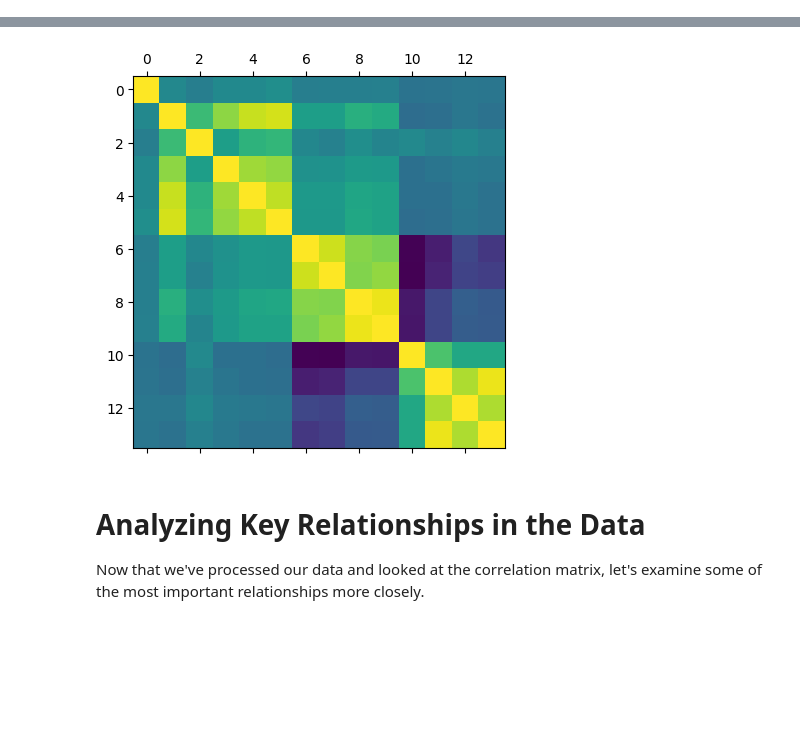
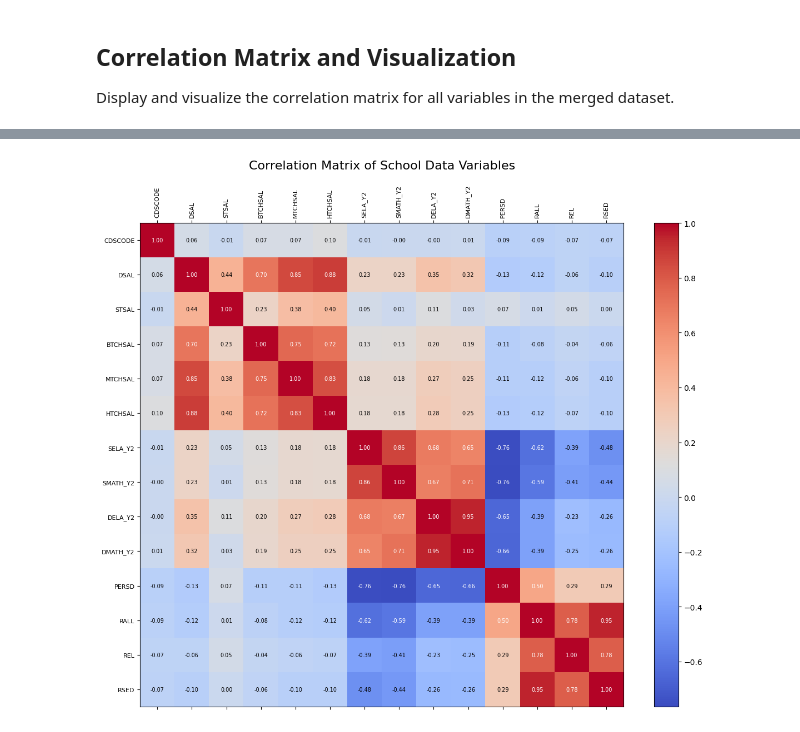
Before and after one commit to jalvarol/PublicSchoolData, a Jupyter notebook: src/Project.ipynb, the cells around one changed output, grey strips where cells are left out. Drawn from its saved outputs; the diff is of its cells as text; code cells hidden in the pictures; blank space fills up the shorter version.

```diff
--- a/src/Project.ipynb
+++ b/src/Project.ipynb
@@ -100,0 +12,4 @@ print(df_merge.dtypes)
+# %%
+# Ensure output directory exists for saving visualizations and reports
+output_dir = "output"
+os.makedirs(output_dir, exist_ok=True)
@@ -101,51 +91,42 @@ print(df_merge.dtypes)
+# %% [markdown]
+## Correlation Matrix and Visualization
+
+Display and visualize the correlation matrix for all variables in the merged dataset.
 # %%
 # Display correlation matrix
-display(df_merge.corr())
+corr = merged.corr()
+display(corr)
 
-# Create enhanced correlation matrix visualization
+# Enhanced correlation matrix visualization
 fig, ax = plt.subplots(figsize=(12, 10))
-corr = df_merge.corr()
-
-# Use ax.matshow for better control
 heatmap = ax.matshow(corr, cmap=plt.cm.coolwarm)
 ax.set_title("Correlation Matrix of School Data Variables", fontsize=16, pad=20)
 plt.colorbar(heatmap, ax=ax)
-
-# Improve readability of labels
 labels = corr.columns
 ax.set_xticks(range(len(labels)))
 ax.set_yticks(range(len(labels)))
 ax.set_xticklabels(labels, rotation=90, fontsize=8)
 ax.set_yticklabels(labels, fontsize=8)
-
-# Add correlation values
 for i in range(len(corr.columns)):
     for j in range(len(corr.columns)):
-        ax.text(i, j, f"{corr.iloc[i, j]:.2f}",
-               ha="center", va="center",
-               color="white" if abs(corr.iloc[i, j]) > 0.5 else "black",
-               fontsize=7)
-
+        ax.text(i, j, f"{corr.iloc[i, j]:.2f}", ha="center", va="center", color="white" if abs(corr.iloc[i, j]) > 0.5 else "black", fontsize=7)
 plt.tight_layout()
+plt.savefig(os.path.join(output_dir, "correlation_matrix.png"))
 plt.show()
 # %% [output]
 |  | CDSCODE | DSAL | STSAL | BTCHSAL | MTCHSAL | HTCHSAL | SELA_Y2 | SMATH_Y2 | DELA_Y2 | DMATH_Y2 | PERSD | ... |
 | CDSCODE | 1.000000 | 0.060347 | -0.011851 | 0.074795 | 0.072118 | 0.104121 | -0.006569 | -0.002964 | -0.001371 | 0.006472 | -0.092118 | ... |
 | DSAL | 0.060347 | 1.000000 | 0.441055 | 0.701304 | 0.851891 | 0.883870 | 0.227519 | 0.227829 | 0.346227 | 0.315944 | -0.133706 | ... |
 | STSAL | -0.011851 | 0.441055 | 1.000000 | 0.227977 | 0.375399 | 0.402506 | 0.052524 | 0.013928 | 0.109177 | 0.031111 | 0.066847 | ... |
 | BTCHSAL | 0.074795 | 0.701304 | 0.227977 | 1.000000 | 0.746493 | 0.715848 | 0.128169 | 0.134222 | 0.200029 | 0.187547 | -0.111207 | ... |
 | MTCHSAL | 0.072118 | 0.851891 | 0.375399 | 0.746493 | 1.000000 | 0.829067 | 0.179878 | 0.183472 | 0.273260 | 0.254281 | -0.113218 | ... |
 | HTCHSAL | 0.104121 | 0.883870 | 0.402506 | 0.715848 | 0.829067 | 1.000000 | 0.179836 | 0.177785 | 0.283604 | 0.254177 | -0.132121 | ... |
 | SELA_Y2 | -0.006569 | 0.227519 | 0.052524 | 0.128169 | 0.179878 | 0.179836 | 1.000000 | 0.863551 | 0.677975 | 0.645313 | -0.756458 | ... |
 | SMATH_Y2 | -0.002964 | 0.227829 | 0.013928 | 0.134222 | 0.183472 | 0.177785 | 0.863551 | 1.000000 | 0.668850 | 0.711119 | -0.764334 | ... |
 | DELA_Y2 | -0.001371 | 0.346227 | 0.109177 | 0.200029 | 0.273260 | 0.283604 | 0.677975 | 0.668850 | 1.000000 | 0.948619 | -0.649101 | ... |
 | DMATH_Y2 | 0.006472 | 0.315944 | 0.031111 | 0.187547 | 0.254281 | 0.254177 | 0.645313 | 0.711119 | 0.948619 | 1.000000 | -0.660432 | ... |
 | PERSD | -0.092118 | -0.133706 | 0.066847 | -0.111207 | -0.113218 | -0.132121 | -0.756458 | -0.764334 | -0.649101 | -0.660432 | 1.000000 | ... |
 | RALL | -0.085225 | -0.122949 | 0.014206 | -0.079468 | -0.116085 | -0.117623 | -0.617947 | -0.590279 | -0.392325 | -0.393967 | 0.500335 | ... |
 | REL | -0.065527 | -0.062061 | 0.052986 | -0.036705 | -0.059290 | -0.073263 | -0.386212 | -0.412761 | -0.230644 | -0.245703 | 0.292205 | ... |
 | RSED | -0.071833 | -0.101155 | 0.004814 | -0.057102 | -0.097690 | -0.097714 | -0.475712 | -0.435061 | -0.262101 | -0.256047 | 0.293473 | ... |
-[figure, old version]
+[figure, new version]
-# %% [markdown]
-# Analyzing Key Relationships in the Data
-
-Now that we've processed our data and looked at the correlation matrix, let's examine some of the most important relationships more closely.
```
Also changed, not shown: parts of 15 cells of this notebook, 8 other files.
